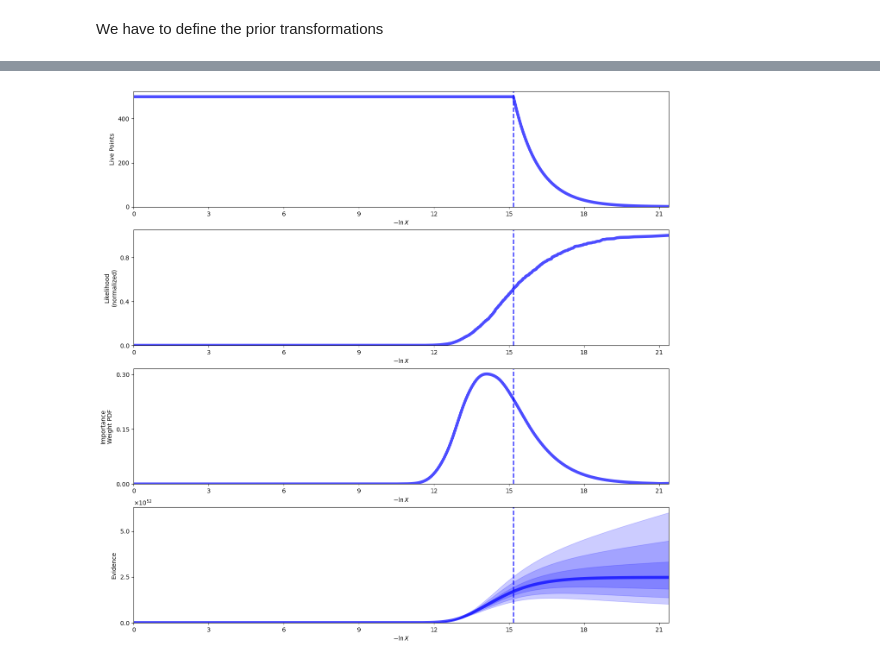
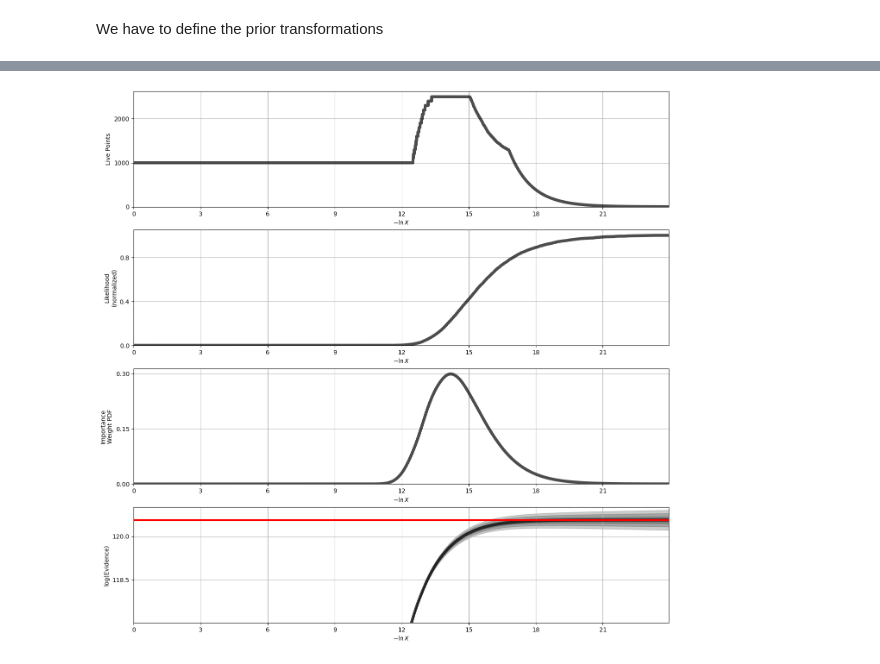
Before and after one commit to Richardforphys/AstroStatistics, a Jupyter notebook: AML/Notebooks/AstroStatistics/Transient.ipynb, the cells around one changed output, grey strips where cells are left out. Cells and saved outputs as stored; diff of their text form; code cells hidden in the pictures.

```diff
--- a/AML/Notebooks/AstroStatistics/Transient.ipynb
+++ b/AML/Notebooks/AstroStatistics/Transient.ipynb
@@ -331,7 +329,7 @@ def log_likelihood(x):
 
     return  -0.5 * np.sum(((vals - y_model) / errs)**2) + np.sum(np.log(errs)) + np.sum(np.log(2 * np.pi * errs**2))
 # %%
-sampler = dynesty.NestedSampler(log_likelihood, prior, 4);
+sampler = dynesty.DynamicNestedSampler(log_likelihood, prior, ndim=4, bound='multi', sample='auto')
 # %%
-sampler.run_nested()
+sampler.run_nested(nlive_init=1000, nlive_batch=100, dlogz_init=0.1)
 # %% [output]
@@ -341,8 +375,13 @@ sresults = sampler.results
 # %%
 from dynesty import plotting as dyplot
 
 # Plot a summary of the run.
-rfig, raxes = dyplot.runplot(sresults)
+rfig, raxes = dyplot.runplot(sresults, logplot=True, color='black', lnz_truth=evidence, truth_color='red', use_math_text=True)
+
+raxes[0].grid()
+raxes[1].grid()
+raxes[2].grid()
+raxes[3].grid()
 # %% [output]
-[figure, old version]
+[figure, new version]
 # %%
```
Also changed, not shown: parts of 6 cells of this notebook, 1 other file.
